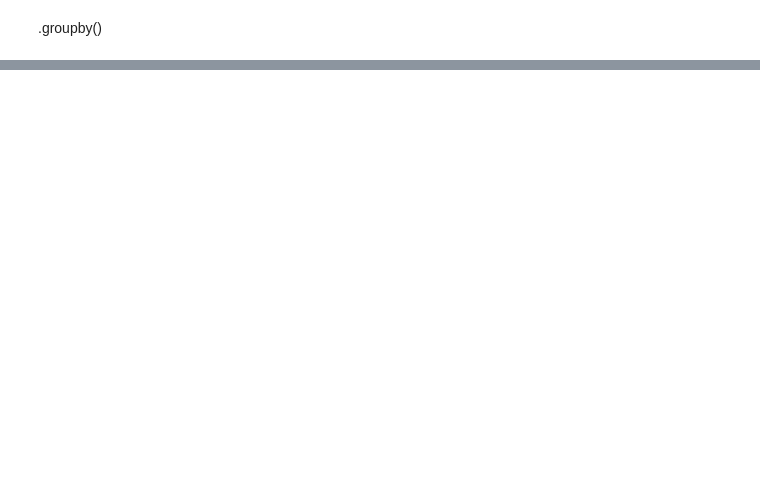
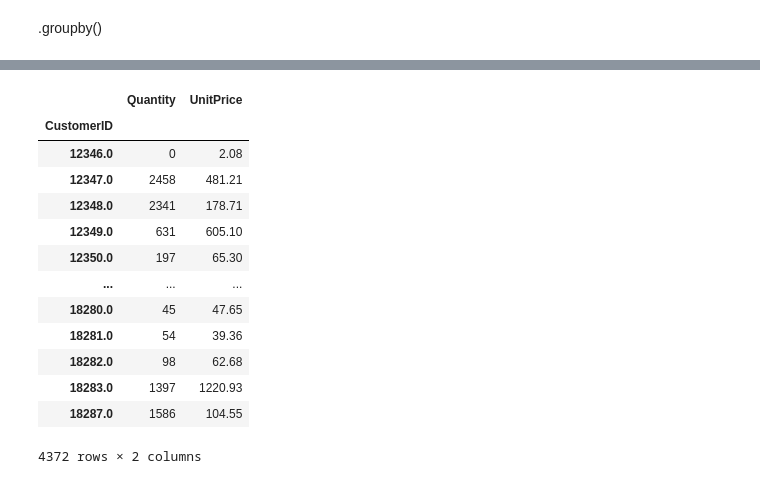
Before and after one commit to Disconnnected/Nestech_python_k20, a Jupyter notebook: pandas/pandas_function.ipynb, the cells around one changed output, grey strips where cells are left out. Cells and saved outputs as stored; diff of their text form; code cells hidden in the pictures; blank space fills up the shorter version.

```diff
--- a/pandas/pandas_function.ipynb
+++ b/pandas/pandas_function.ipynb
@@ -2,0 +1,4 @@ import pandas as pd
+# %%
+import pandas as pd
+source_df = pd.read_csv('resource/data_Customer_Segmentation.csv',encoding='ISO-8859-1')
+source_df.head(2)
@@ -22,0 +34,17 @@ df.groupby(['Animal']).mean()
+# %%
+source_df.groupby(by=["CustomerID"]).sum()
+# %% [output]
+|  | Quantity | UnitPrice |
+| CustomerID |  |  |
+| 12346.0 | 0 | 2.08 |
+| 12347.0 | 2458 | 481.21 |
+| 12348.0 | 2341 | 178.71 |
+| 12349.0 | 631 | 605.10 |
+| 12350.0 | 197 | 65.30 |
+| ... | ... | ... |
+| 18280.0 | 45 | 47.65 |
+| 18281.0 | 54 | 39.36 |
+| 18282.0 | 98 | 62.68 |
+| 18283.0 | 1397 | 1220.93 |
+| 18287.0 | 1586 | 104.55 |
+4372 rows × 2 columns
```
Also changed, not shown: parts of 18 cells of this notebook, 1 other file.
